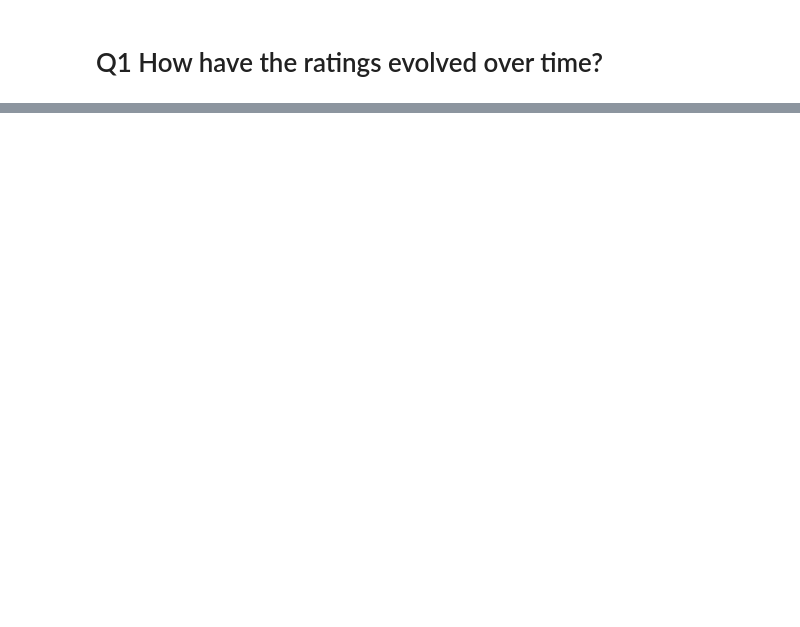
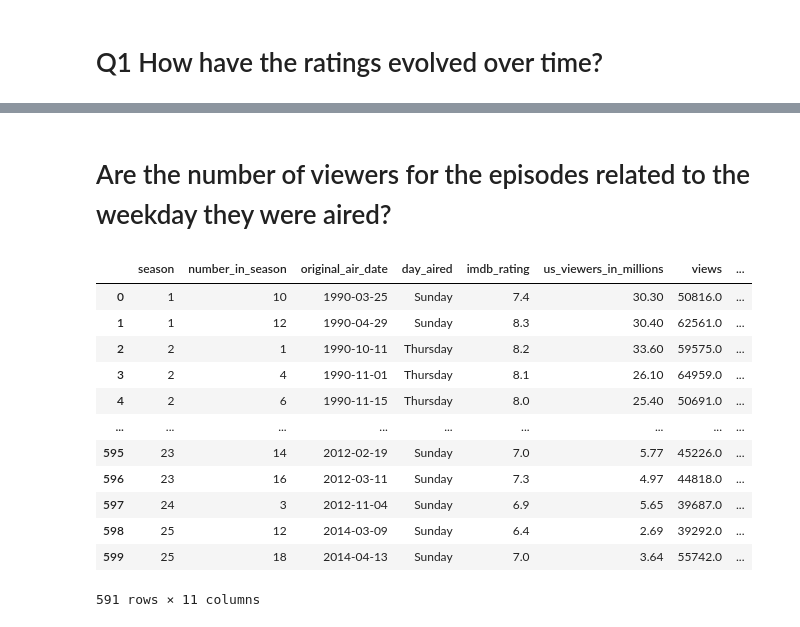
Before and after one commit to kelokito/dv-simpsons, a Jupyter notebook: src/eda.ipynb, the cells around one changed output, grey strips where cells are left out. Drawn from its saved outputs; the diff is of its cells as text; code cells hidden in the pictures; blank space fills up the shorter version.

```diff
--- a/src/eda.ipynb
+++ b/src/eda.ipynb
@@ -374,0 +510,18 @@ alt.Chart(df).mark_line().encode(
+# %% [markdown]
+# Are the number of viewers for the episodes related to the weekday they were aired?
+# %%
+valid_airing
+# %% [output]
+|  | season | number_in_season | original_air_date | day_aired | imdb_rating | us_viewers_in_millions | views | ... |
+| 0 | 1 | 10 | 1990-03-25 | Sunday | 7.4 | 30.30 | 50816.0 | ... |
+| 1 | 1 | 12 | 1990-04-29 | Sunday | 8.3 | 30.40 | 62561.0 | ... |
+| 2 | 2 | 1 | 1990-10-11 | Thursday | 8.2 | 33.60 | 59575.0 | ... |
+| 3 | 2 | 4 | 1990-11-01 | Thursday | 8.1 | 26.10 | 64959.0 | ... |
+| 4 | 2 | 6 | 1990-11-15 | Thursday | 8.0 | 25.40 | 50691.0 | ... |
+| ... | ... | ... | ... | ... | ... | ... | ... | ... |
+| 595 | 23 | 14 | 2012-02-19 | Sunday | 7.0 | 5.77 | 45226.0 | ... |
+| 596 | 23 | 16 | 2012-03-11 | Sunday | 7.3 | 4.97 | 44818.0 | ... |
+| 597 | 24 | 3 | 2012-11-04 | Sunday | 6.9 | 5.65 | 39687.0 | ... |
+| 598 | 25 | 12 | 2014-03-09 | Sunday | 6.4 | 2.69 | 39292.0 | ... |
+| 599 | 25 | 18 | 2014-04-13 | Sunday | 7.0 | 3.64 | 55742.0 | ... |
+591 rows × 11 columns
```
Also changed, not shown: parts of 20 cells of this notebook, 1 other file.
